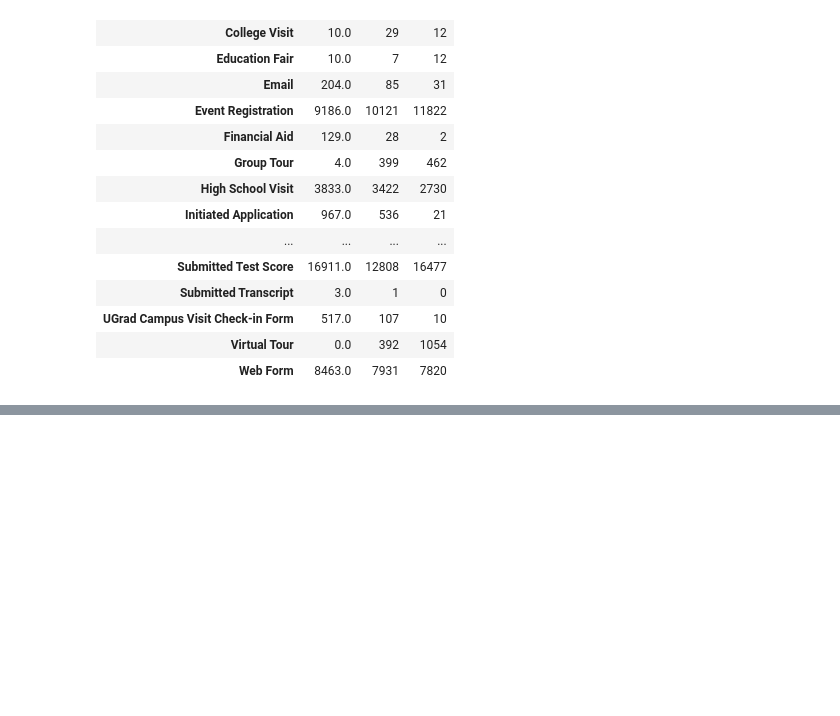
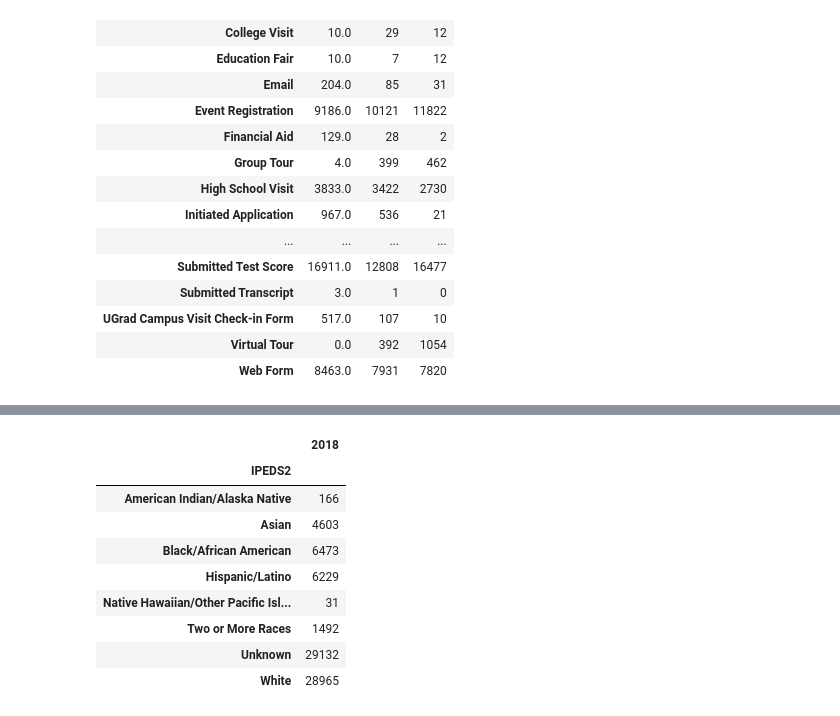
Before and after one commit to EMSA-Analytics/INQ, a Jupyter notebook: SF_MONTH_INQ_REPORT_SHORTER.ipynb, the cells around one changed output, grey strips where cells are left out. Cells and saved outputs as stored; diff of their text form; code cells hidden in the pictures; blank space fills up the shorter version.

```diff
--- a/SF_MONTH_INQ_REPORT_SHORTER.ipynb
+++ b/SF_MONTH_INQ_REPORT_SHORTER.ipynb
@@ -1106,0 +776,16 @@ Name: Other_State, Length: 588, dtype: int64
+# %%
+#ETH Counts for AdmitTerm 2018 that occured in 2017
+ETH18 = YoY2018.pivot_table(index=['IPEDS2'],values =['Contact_ID'],aggfunc =len)
+ETH18.rename(index= str, columns={'Contact_ID':'2018'},inplace =True)
+ETH18
+# %% [output]
+|  | 2018 |
+| IPEDS2 |  |
+| American Indian/Alaska Native | 166 |
+| Asian | 4603 |
+| Black/African American | 6473 |
+| Hispanic/Latino | 6229 |
+| Native Hawaiian/Other Pacific Isl... | 31 |
+| Two or More Races | 1492 |
+| Unknown | 29132 |
+| White | 28965 |
```
Also changed, not shown: parts of 75 cells of this notebook, 1 other file.
